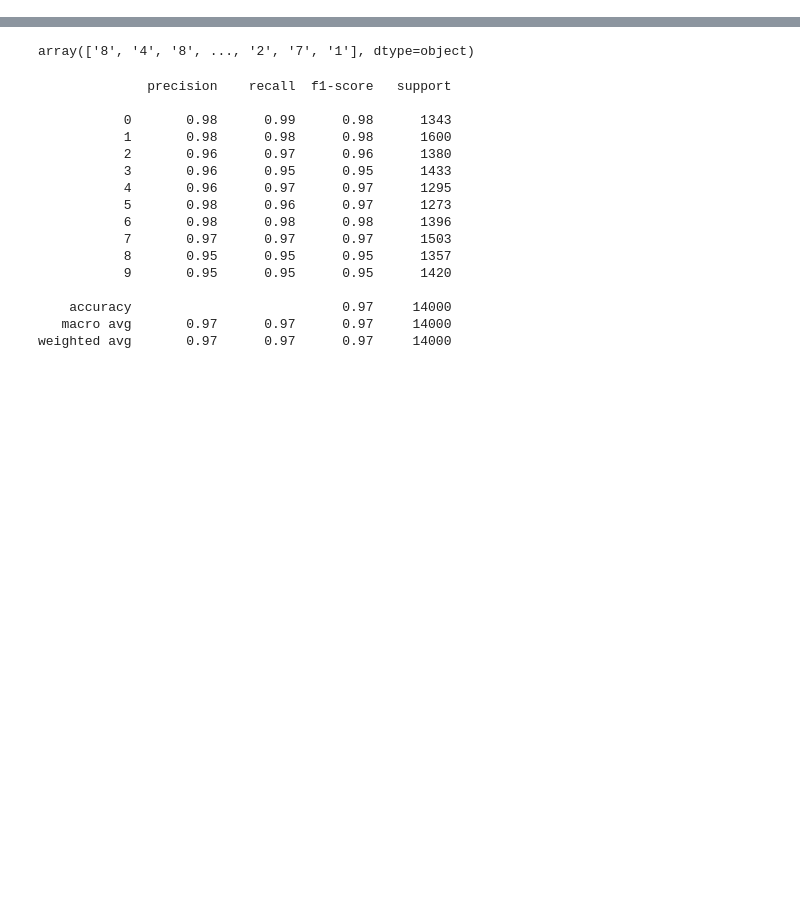
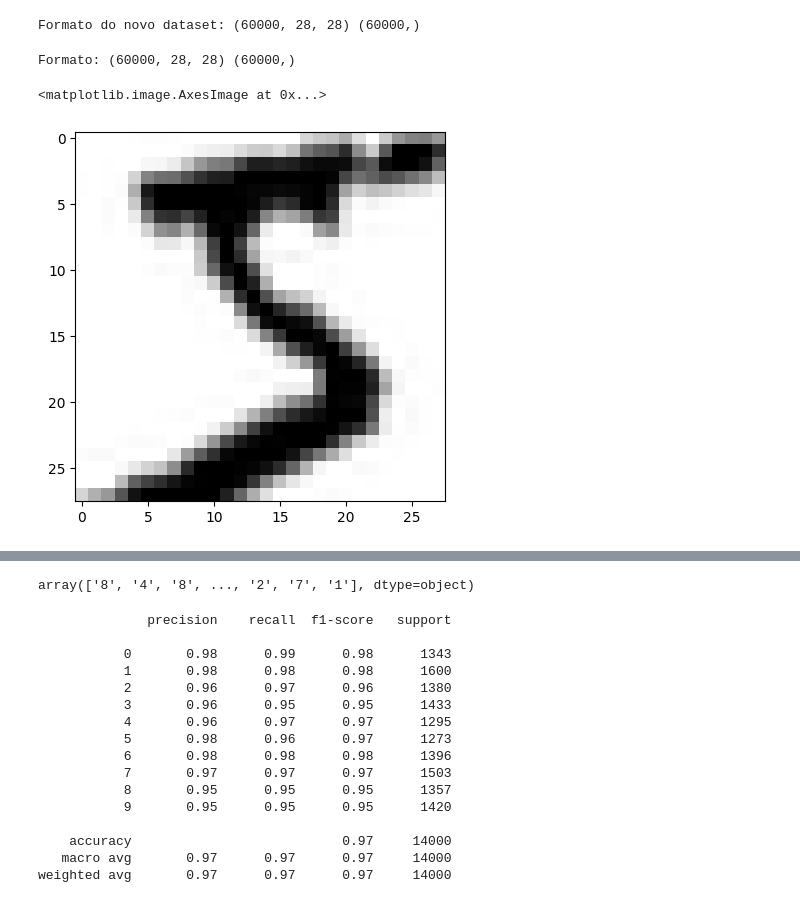
Before and after one commit to OkeLDF/MNIST-with-Flask, a Jupyter notebook: model_train/model.ipynb, the cells around one changed output, grey strips where cells are left out. Saved outputs shown, nothing was run; the diff lists cells and outputs as text; code cells hidden in the pictures; blank space fills up the shorter version.

```diff
--- a/model_train/model.ipynb
+++ b/model_train/model.ipynb
@@ -18,0 +21,75 @@ X_bk = (X > 0).astype(np.int8)
+# %%
+import numpy as np
+from PIL import Image
+from keras.datasets import mnist
+import random
+from tqdm import tqdm  # só pra barra de progresso
+
+def scale_and_center(img: Image.Image, scale_factor: float = 1.2) -> Image.Image:
+    """Escala e centraliza uma imagem 28x28 no mesmo canvas (grayscale)."""
+    w, h = img.size
+    new_w, new_h = int(w * scale_factor), int(h * scale_factor)
+
+    # redimensiona
+    scaled = img.resize((new_w, new_h), Image.LANCZOS)
+
+    if new_w > 28 or new_h > 28:
+        # crop central
+        left = (new_w - 28) // 2
+        top = (new_h - 28) // 2
+        right = left + 28
+        bottom = top + 28
+        scaled = scaled.crop((left, top, right, bottom))
+    else:
+        # centraliza num canvas 28x28
+        canvas = Image.new("L", (28, 28), color=0)
+        left = (28 - new_w) // 2
+        top = (28 - new_h) // 2
+        canvas.paste(scaled, (left, top))
+        scaled = canvas
+
+    return scaled
+
+
+# 1. Carregar MNIST original
+(x_train, y_train), (x_test, y_test) = mnist.load_data()
+
+# 2. Definir novos arrays (iguais em formato, mas aumentados)
+x_train_aug = []
+y_train_aug = []
+
+# 3. Criar dataset aumentado
+for i in tqdm(range(len(x_train))):
+    img = Image.fromarray(x_train[i])  # numpy -> PIL
+
+    new_img = scale_and_center(img, 1.5)
+    x_train_aug.append(np.array(new_img))
+    y_train_aug.append(y_train[i])
+
+# 4. Converter para arrays numpy
+x_train_aug = np.array(x_train_aug, dtype=np.uint8)
+y_train_aug = np.array(y_train_aug, dtype=np.uint8)
+
+print("Formato do novo dataset:", x_train_aug.shape, y_train_aug.shape)
+
+# Agora você pode salvar em npz (para carregar depois)
+np.savez_compressed("mnist_scaled.npz", x=x_train_aug, y=y_train_aug)
+# %% [output]
+Formato do novo dataset: (60000, 28, 28) (60000,)
+# %%
+import numpy as np
+
+# Carrega o dataset salvo
+data = np.load("mnist_scaled.npz")
+
+X = data["x"]  # imagens (N, 28, 28)
+y = data["y"]  # labels (N,)
+
+print("Formato:", X.shape, y.shape)
+# %% [output]
+Formato: (60000, 28, 28) (60000,)
+# %%
+plt.imshow(X[0], cmap='binary')
+# %% [output]
+<matplotlib.image.AxesImage at 0x...>
+[figure, added]
```
Also changed, not shown: parts of 2 cells of this notebook, 6 other files.
